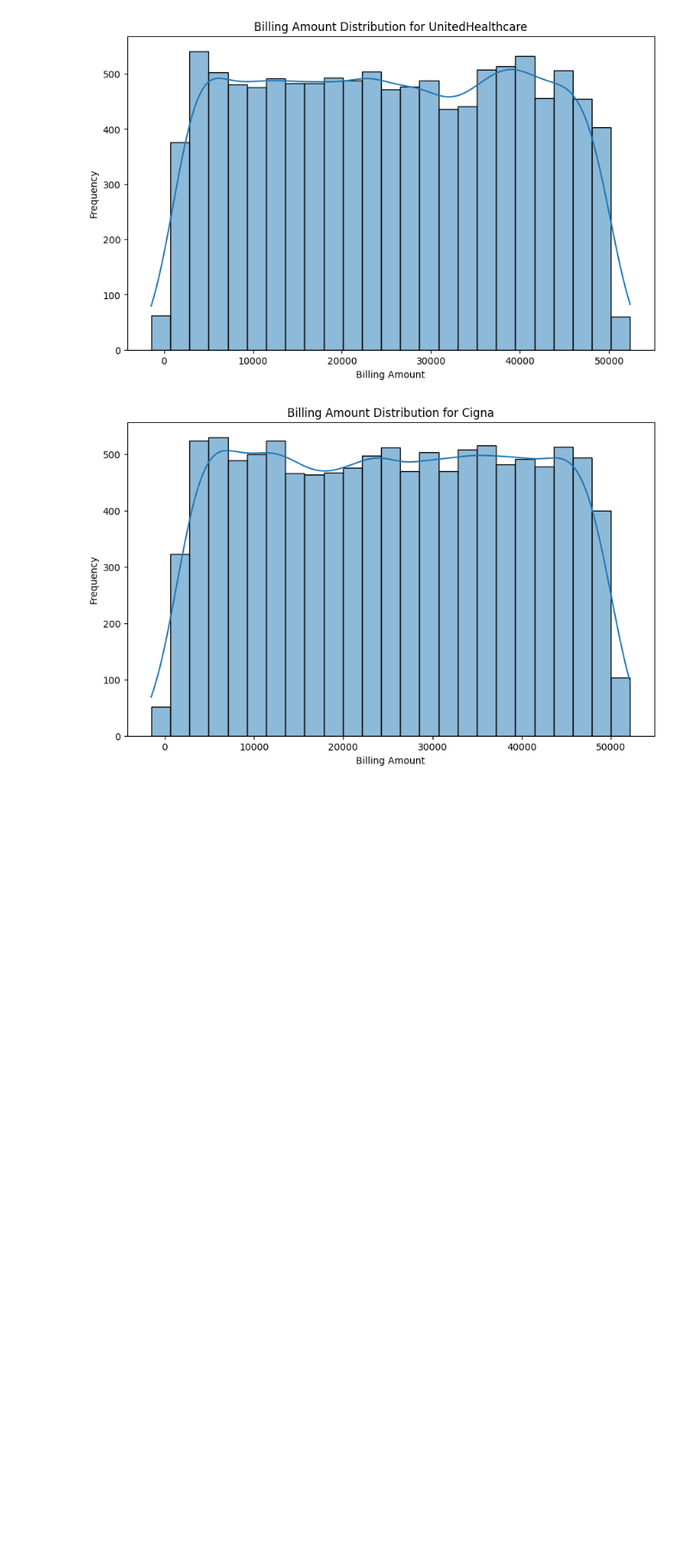
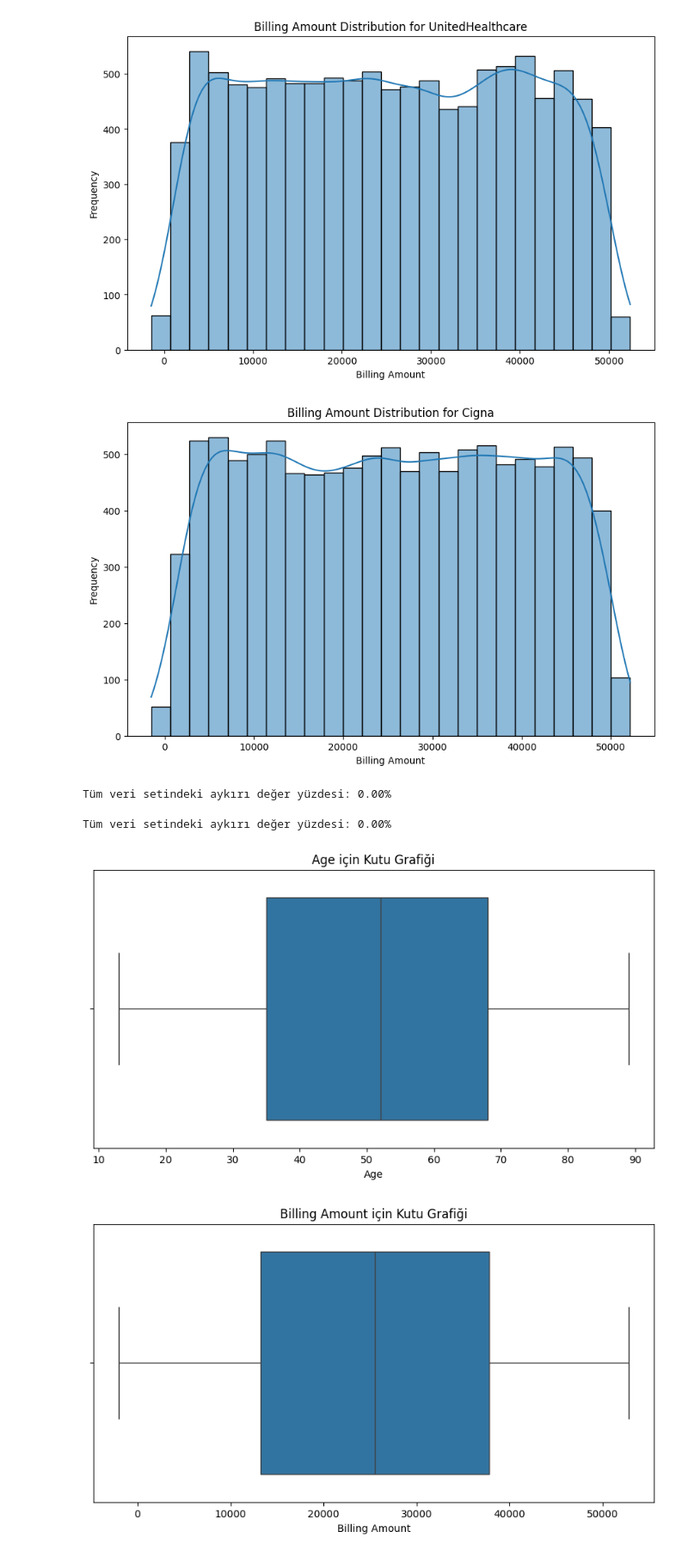
Before and after one commit to elifkaradenizz/sigorta-saglayici-analizi, a Jupyter notebook: SigortaSağlayıcıAnalizi.ipynb, the cells around one changed output. Shown at 86% size. Drawn from its saved outputs; the diff is of its cells as text; code cells hidden in the pictures; blank space fills up the shorter version.

Commit message:
Aykırı değer hesaplandı.

```diff
--- a/SigortaSağlayıcıAnalizi.ipynb
+++ b/SigortaSağlayıcıAnalizi.ipynb
@@ -213,3 +213,57 @@ for provider in df['Insurance Provider'].unique():
 [figure]
 [figure]
 [figure]
+# %%
+# Sadece sayısal sütunları seçme
+numeric_df = df.select_dtypes(include=['float64', 'int64'])
+
+# Aykırı değerleri tespit etme
+Q1 = numeric_df.quantile(0.25)
+Q3 = numeric_df.quantile(0.75)
+IQR = Q3 - Q1
+
+# Aykırı değerleri tanımlama
+outliers = ((numeric_df < (Q1 - 1.5 * IQR)) | (numeric_df > (Q3 + 1.5 * IQR))).sum().sum()
+
+# Toplam sayısal veri sayısı
+total_values = numeric_df.size
+
+# Aykırı değer yüzdesi
+outlier_percentage = (outliers / total_values) * 100
+
+print(f"Tüm veri setindeki aykırı değer yüzdesi: {outlier_percentage:.2f}%")
+# %% [output]
+Tüm veri setindeki aykırı değer yüzdesi: 0.00%
+# %%
+import pandas as pd
+from scipy.stats import zscore
+
+# Sadece sayısal sütunları seçme
+numeric_df = df.select_dtypes(include=['float64', 'int64'])
+
+# Z-Score ile aykırı değer tespiti
+z_scores = zscore(numeric_df)
+outliers = (abs(z_scores) > 3).sum().sum()
+
+# Toplam sayısal veri sayısı
+total_values = numeric_df.size
+
+# Aykırı değer yüzdesi
+outlier_percentage = (outliers / total_values) * 100
+
+print(f"Tüm veri setindeki aykırı değer yüzdesi: {outlier_percentage:.2f}%")
+# %% [output]
+Tüm veri setindeki aykırı değer yüzdesi: 0.00%
+# %%
+import matplotlib.pyplot as plt
+import seaborn as sns
+
+# Her bir sayısal sütun için kutu grafikleri çizme
+for column in numeric_df.columns:
+    plt.figure(figsize=(10, 5))
+    sns.boxplot(x=numeric_df[column])
+    plt.title(f'{column} için Kutu Grafiği')
+    plt.show()
+# %% [output]
+[figure, added]
+[figure, added]
```
Also changed, not shown: parts of 1 cell of this notebook.
